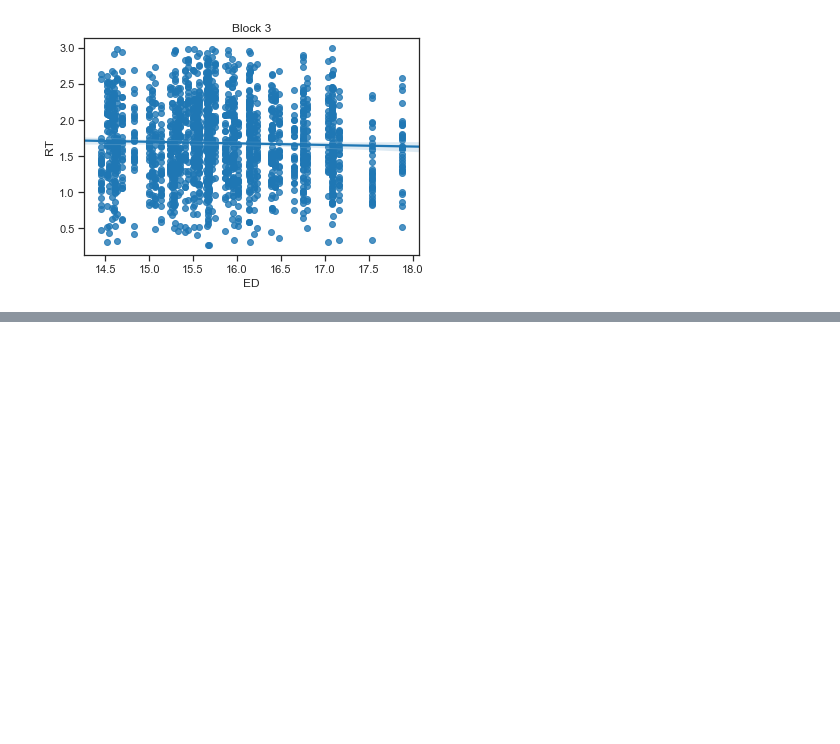
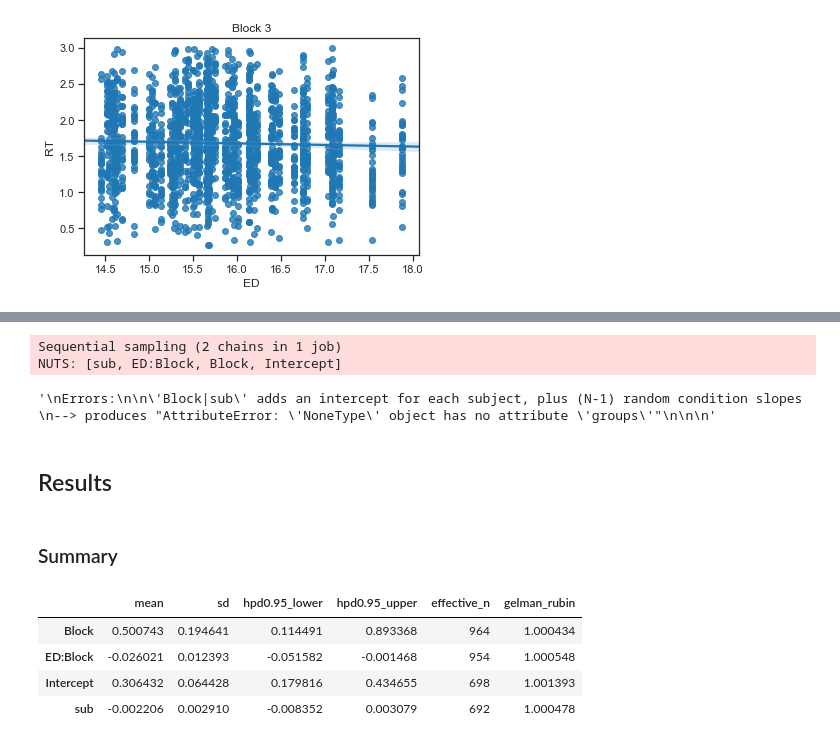
Before and after one commit to oliver-contier/ri_hmax, a Jupyter notebook: inspect_results.ipynb, the cells around one changed output, grey strips where cells are left out. Saved outputs shown, nothing was run; the diff lists cells and outputs as text; code cells hidden in the pictures; blank space fills up the shorter version.

```diff
--- a/inspect_results.ipynb
+++ b/inspect_results.ipynb
@@ -423,0 +460,42 @@ for block in xrange(3):
+# %%
+# set up all terms and fit
+
+results = model.fit("Answer ~ Block + ED:Block + sub",
+                    family='bernoulli',
+                    init=None)
+                    #random=['Block|sub'])
+
+# 'sub' doesn't have to be included in the main term, but still can be treated as random variable
+# init=None tells the pymc3 backend to jump straight to the MCMC sampling and leave out ADVI initialization.
+# This can be necessary for more complex models
+# family='bernoulli' uses logit link function.
+# Block * ED is short for Block + ED + Block:ED
+# %% [output]
+Sequential sampling (2 chains in 1 job)
+NUTS: [sub, ED:Block, Block, Intercept]
+# %%
+"""
+Errors:
+
+'condition|subj' adds an intercept for each subject, plus (N-1) random condition slopes
+--> produces "AttributeError: 'NoneType' object has no attribute 'groups'"
+
+"""
+# %% [output]
+'\nErrors:\n\n\'Block|sub\' adds an intercept for each subject, plus (N-1) random condition slopes \n--> produces "AttributeError: \'NoneType\' object has no attribute \'groups\'"\n\n\n'
+# %% [markdown]
+## Results
+# %% [markdown]
+### Summary
+# %%
+# ignore user warning that probability of Answer==1 was modelled.
+import warnings; warnings.simplefilter('ignore')
+
+# Show summary in data frame (with random effects)
+results.summary(ranefs=True)
+# %% [output]
+|  | mean | sd | hpd0.95_lower | hpd0.95_upper | effective_n | gelman_rubin |
+| Block | 0.500743 | 0.194641 | 0.114491 | 0.893368 | 964 | 1.000434 |
+| ED:Block | -0.026021 | 0.012393 | -0.051582 | -0.001468 | 954 | 1.000548 |
+| Intercept | 0.306432 | 0.064428 | 0.179816 | 0.434655 | 698 | 1.001393 |
+| sub | -0.002206 | 0.002910 | -0.008352 | 0.003079 | 692 | 1.000478 |
```
Also changed, not shown: parts of 22 cells of this notebook.
